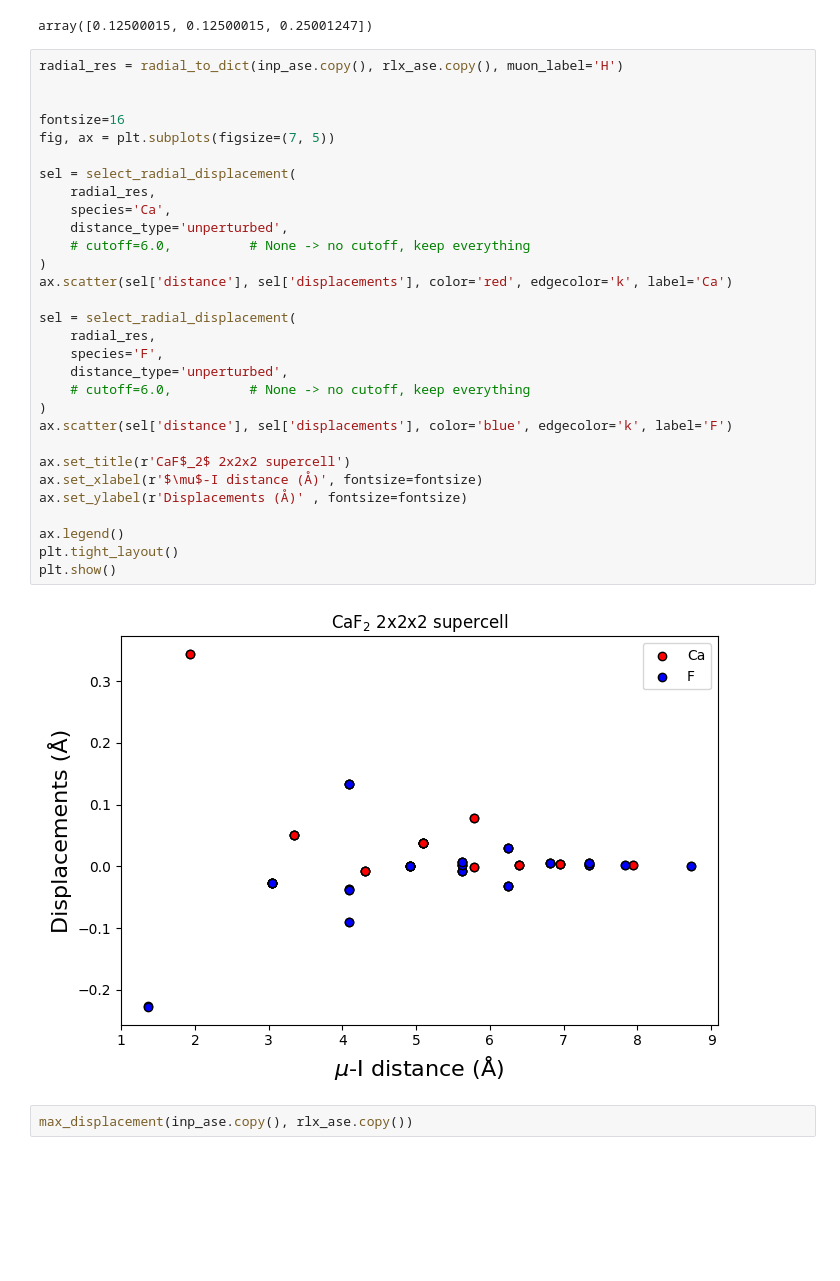
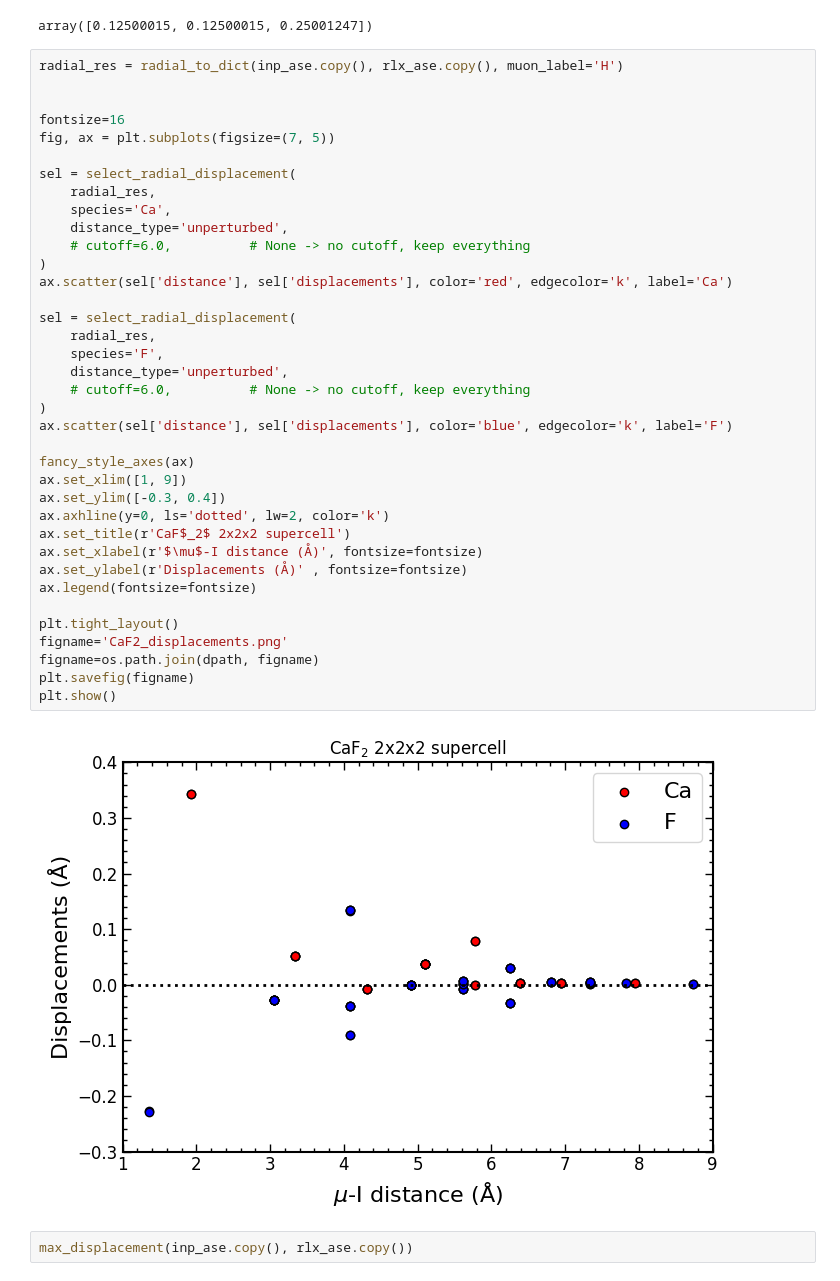
Before and after one commit to jazmaryphy/muonscripts, a Jupyter notebook: examples/CaF2/CaF2.ipynb, the cells around one changed output. Saved outputs shown, nothing was run; the diff lists cells and outputs as text; blank space fills up the shorter version.

```diff
--- a/examples/CaF2/CaF2.ipynb
+++ b/examples/CaF2/CaF2.ipynb
@@ -392,35 +350,42 @@ array([0.12500015, 0.12500015, 0.25001247])
 # %%
 radial_res = radial_to_dict(inp_ase.copy(), rlx_ase.copy(), muon_label='H')
 
 
 fontsize=16
 fig, ax = plt.subplots(figsize=(7, 5))
 
 sel = select_radial_displacement(
     radial_res,
     species='Ca',
     distance_type='unperturbed',
     # cutoff=6.0,          # None -> no cutoff, keep everything
 )
 ax.scatter(sel['distance'], sel['displacements'], color='red', edgecolor='k', label='Ca')
 
 sel = select_radial_displacement(
     radial_res,
     species='F',
     distance_type='unperturbed',
     # cutoff=6.0,          # None -> no cutoff, keep everything
 )
 ax.scatter(sel['distance'], sel['displacements'], color='blue', edgecolor='k', label='F')
 
+fancy_style_axes(ax)
+ax.set_xlim([1, 9])
+ax.set_ylim([-0.3, 0.4])
+ax.axhline(y=0, ls='dotted', lw=2, color='k')
 ax.set_title(r'CaF$_2$ 2x2x2 supercell')
 ax.set_xlabel(r'$\mu$-I distance (Å)', fontsize=fontsize)
 ax.set_ylabel(r'Displacements (Å)' , fontsize=fontsize)
+ax.legend(fontsize=fontsize)
 
-ax.legend()
 plt.tight_layout()
+figname='CaF2_displacements.png'
+figname=os.path.join(dpath, figname)
+plt.savefig(figname)
 plt.show()
 # %% [output]
-[figure, old version]
+[figure, new version]
 # %%
 max_displacement(inp_ase.copy(), rlx_ase.copy())
 # %% [output]
```
Also changed, not shown: parts of 14 cells of this notebook, 31 other files.
